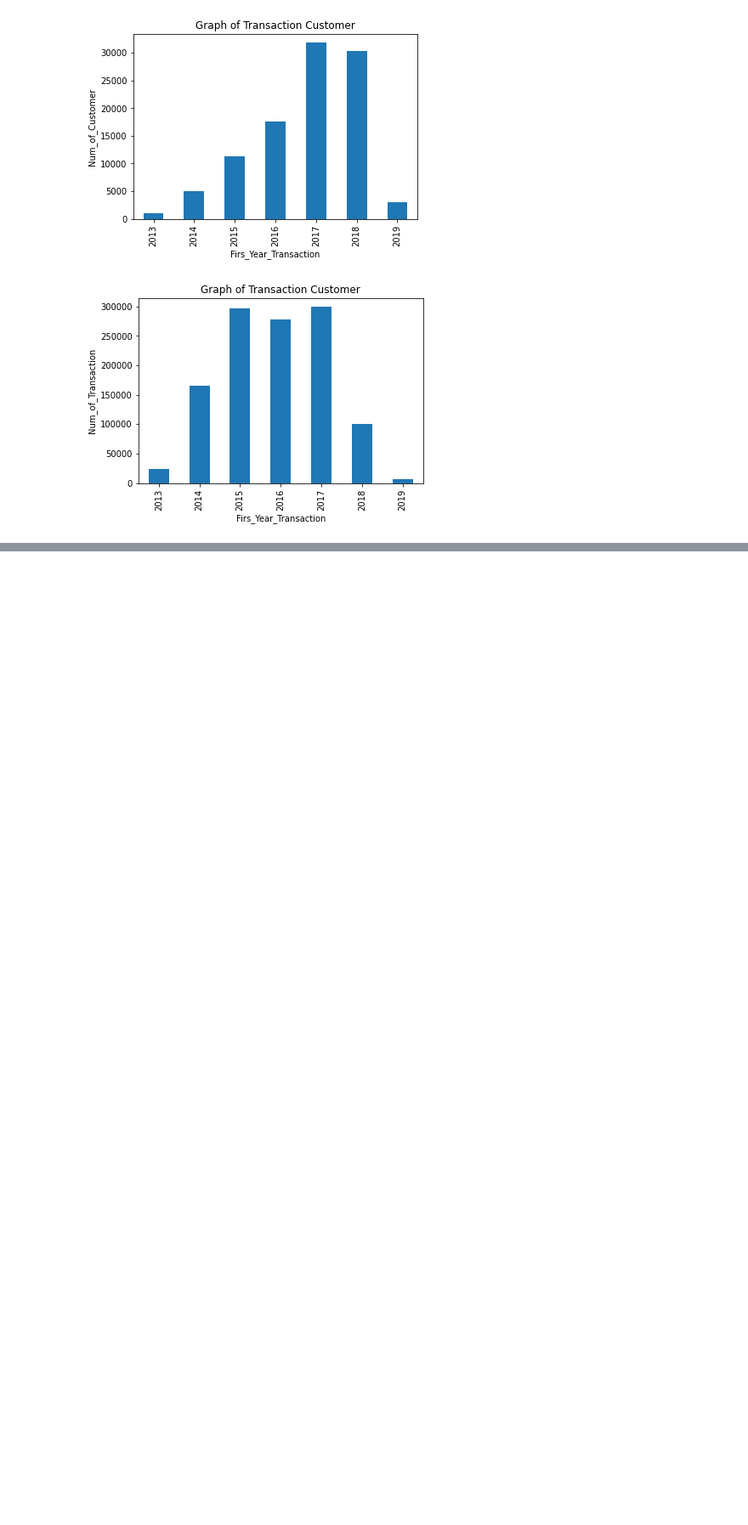
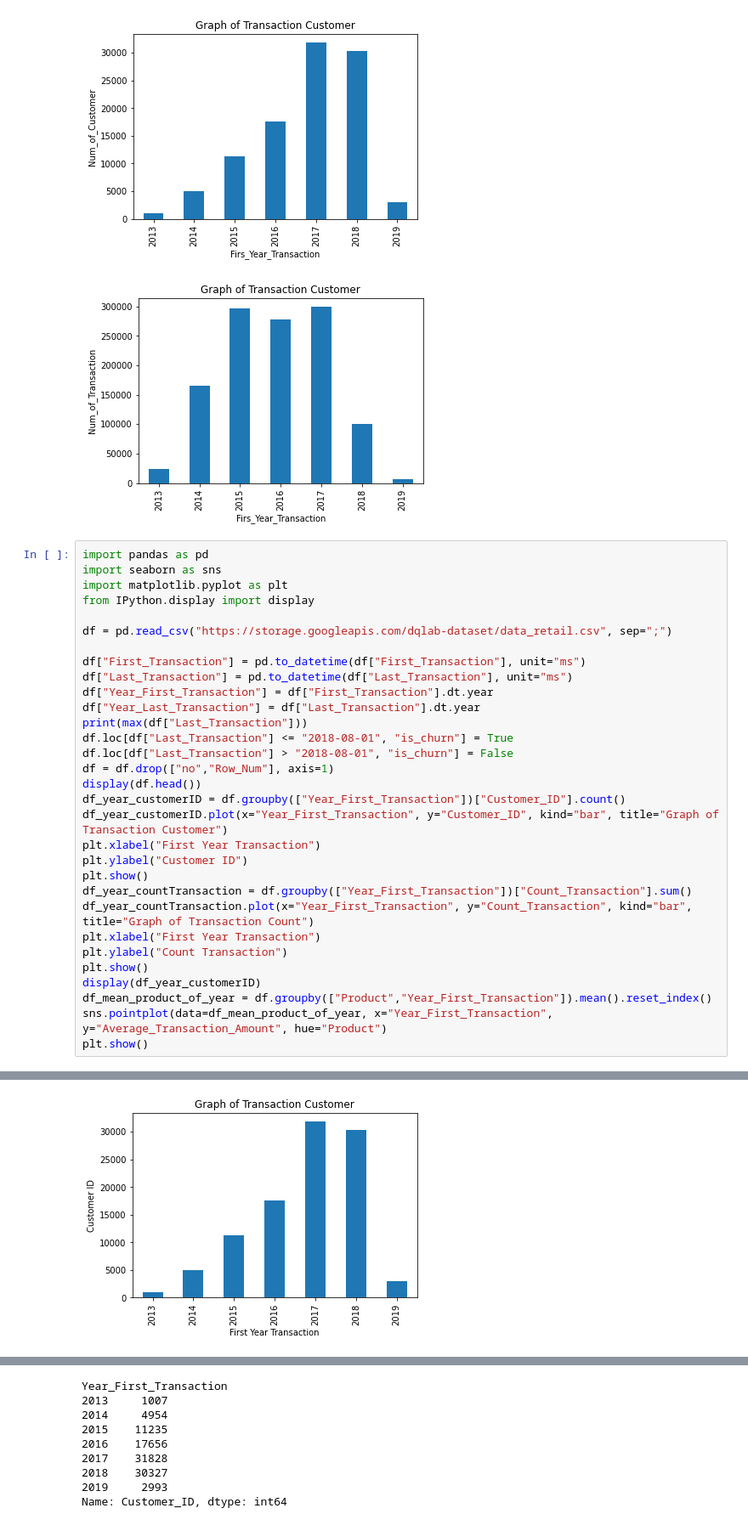
Before and after one commit to UsepSyaikalArifin/DQLab-Academy-Course-Online, a Jupyter notebook: Kelas Fundamental/Data Analyst Project - Business Decisions Research/Jupyter Notebook/main.ipynb, the cells around one changed output, grey strips where cells are left out. Shown at 85% size. Drawn from its saved outputs; the diff is of its cells as text; blank space fills up the shorter version.

```diff
--- a/Kelas Fundamental/Data Analyst Project - Business Decisions Research/Jupyter Notebook/main.ipynb
+++ b/Kelas Fundamental/Data Analyst Project - Business Decisions Research/Jupyter Notebook/main.ipynb
@@ -299,3 +299,35 @@ plt.show()
 | 4 | 5 | 5 | 37545 | Sepatu | 2015-04-16 10:01:38.531 | 2018-11-22 12:53:41.530 | 1775036 | ... |
 [figure]
 [figure]
+# %%
+import pandas as pd
+import seaborn as sns
+import matplotlib.pyplot as plt
+from IPython.display import display
+
+df = pd.read_csv("https://storage.googleapis.com/dqlab-dataset/data_retail.csv", sep=";")
+
+df["First_Transaction"] = pd.to_datetime(df["First_Transaction"], unit="ms")
+df["Last_Transaction"] = pd.to_datetime(df["Last_Transaction"], unit="ms")
+df["Year_First_Transaction"] = df["First_Transaction"].dt.year
+df["Year_Last_Transaction"] = df["Last_Transaction"].dt.year
+print(max(df["Last_Transaction"]))
+df.loc[df["Last_Transaction"] <= "2018-08-01", "is_churn"] = True
+df.loc[df["Last_Transaction"] > "2018-08-01", "is_churn"] = False
+df = df.drop(["no","Row_Num"], axis=1)
+display(df.head())
+df_year_customerID = df.groupby(["Year_First_Transaction"])["Customer_ID"].count()
+df_year_customerID.plot(x="Year_First_Transaction", y="Customer_ID", kind="bar", title="Graph of Transaction Customer")
+plt.xlabel("First Year Transaction")
+plt.ylabel("Customer ID")
+plt.show()
+df_year_countTransaction = df.groupby(["Year_First_Transaction"])["Count_Transaction"].sum()
+df_year_countTransaction.plot(x="Year_First_Transaction", y="Count_Transaction", kind="bar", title="Graph of Transaction Count")
+plt.xlabel("First Year Transaction")
+plt.ylabel("Count Transaction")
+plt.show()
+display(df_year_customerID)
+df_mean_product_of_year = df.groupby(["Product","Year_First_Transaction"]).mean().reset_index()
+sns.pointplot(data=df_mean_product_of_year, x="Year_First_Transaction", y="Average_Transaction_Amount", hue="Product")
+plt.show()
+# %% [output]
@@ -301,0 +341 @@ plt.show()
+[figure, added]
@@ -301,0 +343,9 @@ plt.show()
+Year_First_Transaction
+2013     1007
+2014     4954
+2015    11235
+2016    17656
+2017    31828
+2018    30327
+2019     2993
+Name: Customer_ID, dtype: int64
```
Also changed, not shown: parts of 1 cell of this notebook.
